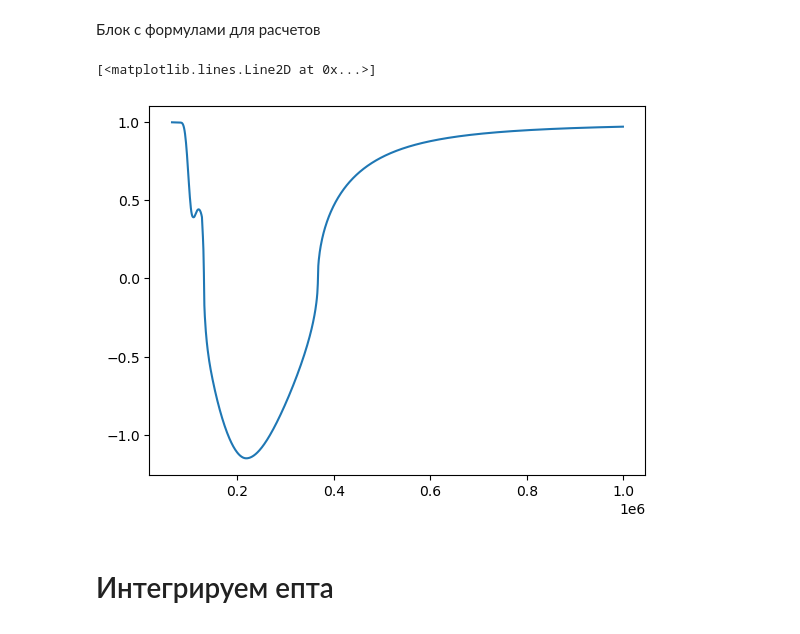
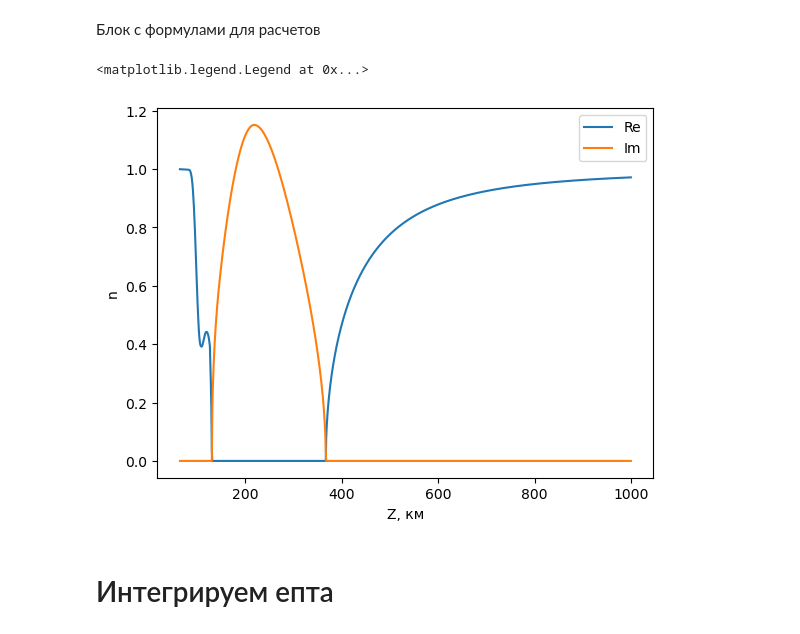
Before and after one commit to astronom-v-cube/exam_rrv, a Jupyter notebook: 5.ipynb, the cells around one changed output. Drawn from its saved outputs; the diff is of its cells as text; code cells hidden in the pictures.

```diff
--- a/5.ipynb
+++ b/5.ipynb
@@ -74,10 +74,14 @@ n = np.sqrt(n*np.sign(n)) * np.sign(n)
 # %%
 interpol_n = interp1d(z, n, kind = 'cubic')
-# %%
-plt.plot(z, n)
-# %% [output]
-[<matplotlib.lines.Line2D at 0x...>]
-[figure, removed]
+# %%
+plt.plot(z/1000, n.real, label='Re')
+plt.plot(z/1000, n.imag, label='Im')
+plt.xlabel('Z, км')
+plt.ylabel('n')
+plt.legend()
+# %% [output]
+<matplotlib.legend.Legend at 0x...>
+[figure, added]
 # %% [markdown]
 # Интегрируем епта
 # %%
```
Also changed, not shown: parts of 2 cells of this notebook.
